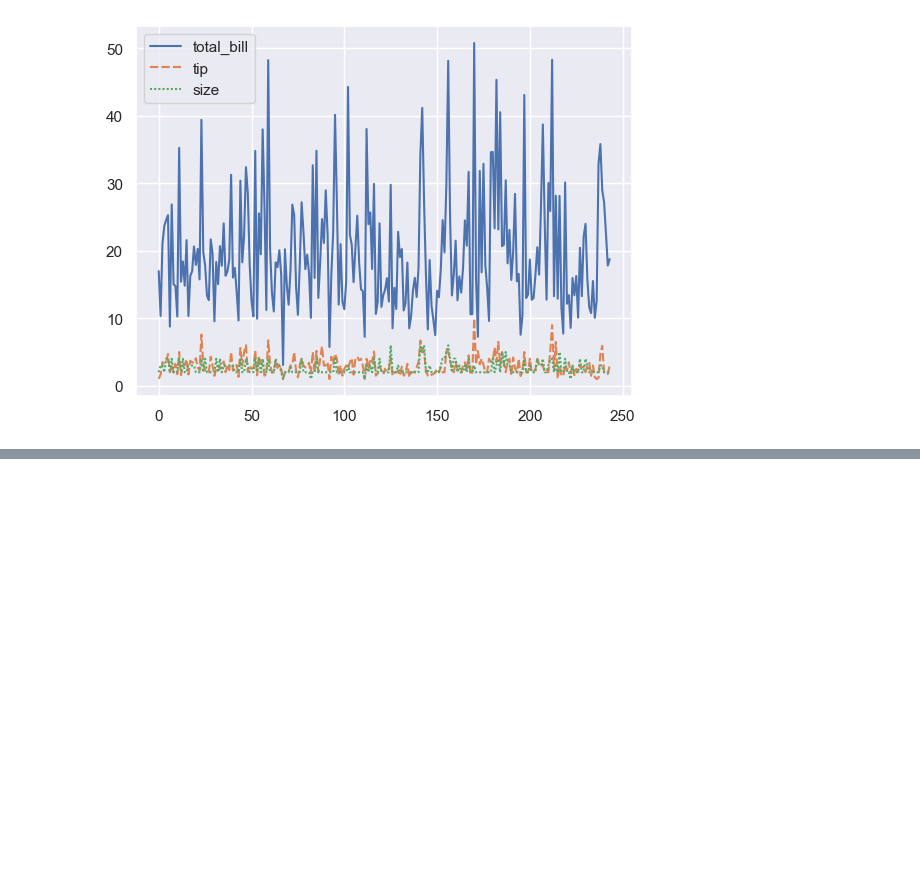
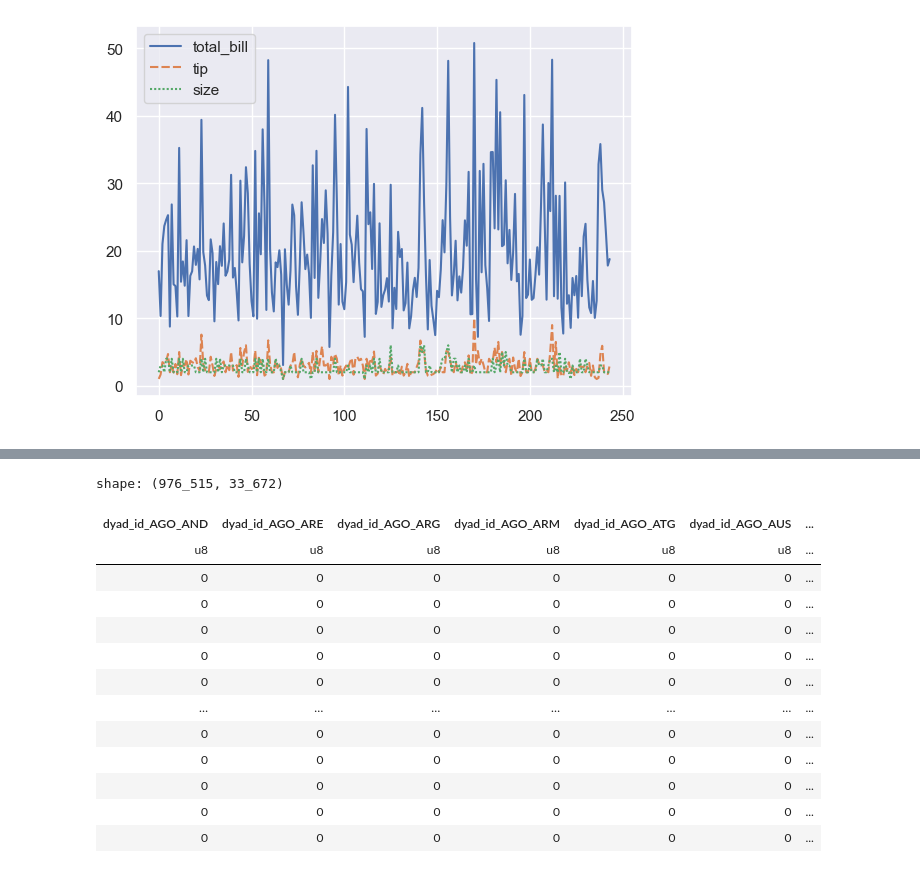
Before and after one commit to Freyness-gd/trade_under_pressure_thesis, a Jupyter notebook: src/playground/seaborn_demo.ipynb, the cells around one changed output, grey strips where cells are left out. Saved outputs shown, nothing was run; the diff lists cells and outputs as text; code cells hidden in the pictures; blank space fills up the shorter version.

```diff
--- a/src/playground/seaborn_demo.ipynb
+++ b/src/playground/seaborn_demo.ipynb
@@ -35,0 +81,4 @@ sns.lineplot(data=tips, )
+# %%
+# Sort data by Report + Partner + Year
+df["dyad_id"] = df["ISO3_reporter"] + "_" + df["ISO3_partner"]
+df = df.sort_values(by=["dyad_id", "Year"]).reset_index(drop=True)
@@ -35,0 +91,27 @@ sns.lineplot(data=tips, )
+# %%
+df["gravity_trade"] = np.log1p((df["GDP_reporter"] * df["GDP_partner"]) / df["distw"])
+df["GDP_reporter"] = np.log1p(df["GDP_reporter"]).astype(float)
+df["GDP_partner"] = np.log1p(df["GDP_partner"]).astype(float)
+df["TOTAL"] = df["IMPORT"] + df["EXPORT"]
+df["EXPORT"] = np.log1p(df["EXPORT"])
+df["sanction"] = (df[SANCTION_COLS]
+                  .sum(axis=1)).astype(int)
+df["distw"] = np.log1p(df["distw"]).astype(float)
+# %%
+num_cols = ["gravity_trade", "distw", "GDP_reporter", "GDP_partner", "sanction", "contig",
+            "comlang_off", "colony", "smctry", "Year", "GDP_yearly_average"]
+df[num_cols] = df[num_cols].apply(pa.to_numeric, errors="coerce").astype(float)
+df = df.dropna(subset=num_cols)
+years = sorted(df["Year"].unique())[1:-1]
+# %%
+lag_cols = ["GDP_reporter", "GDP_partner", "sanction", ]
+invariant_cols = ["contig", "comlang_off", "colony", "smctry", "distw"]
+df["EXPORT_lag1"] = df.groupby("dyad_id")["EXPORT"].shift(1)
+
+for col in lag_cols:
+  for index in range(1, N_LAGS + 1):
+    df[f"{col}_lag{index}"] = df.groupby("dyad_id")[col].shift(-index)
+df = df.dropna()
+df["Year"] = df["Year"].astype(int)
+for col in ["dyad_id"]:
+  df[col] = pa.Categorical(df[col], categories=sorted(df[col].unique()))
@@ -35,0 +138,22 @@ sns.lineplot(data=tips, )
+# %%
+pl_df = pl.DataFrame({
+  "dyad_id": df["dyad_id"],  # take entire Series
+  "Year": df["Year"]
+})
+pl_df = pl_df.to_dummies(columns=["dyad_id"], drop_first=True)
+pl_df
+# %% [output]
+shape: (976_515, 33_672)
+| dyad_id_AGO_AND | dyad_id_AGO_ARE | dyad_id_AGO_ARG | dyad_id_AGO_ARM | dyad_id_AGO_ATG | dyad_id_AGO_AUS | ... |
+| u8 | u8 | u8 | u8 | u8 | u8 | ... |
+| 0 | 0 | 0 | 0 | 0 | 0 | ... |
+| 0 | 0 | 0 | 0 | 0 | 0 | ... |
+| 0 | 0 | 0 | 0 | 0 | 0 | ... |
+| 0 | 0 | 0 | 0 | 0 | 0 | ... |
+| 0 | 0 | 0 | 0 | 0 | 0 | ... |
+| … | … | … | … | … | … | ... |
+| 0 | 0 | 0 | 0 | 0 | 0 | ... |
+| 0 | 0 | 0 | 0 | 0 | 0 | ... |
+| 0 | 0 | 0 | 0 | 0 | 0 | ... |
+| 0 | 0 | 0 | 0 | 0 | 0 | ... |
+| 0 | 0 | 0 | 0 | 0 | 0 | ... |
```
Also changed, not shown: parts of 6 cells of this notebook, 19 other files.
